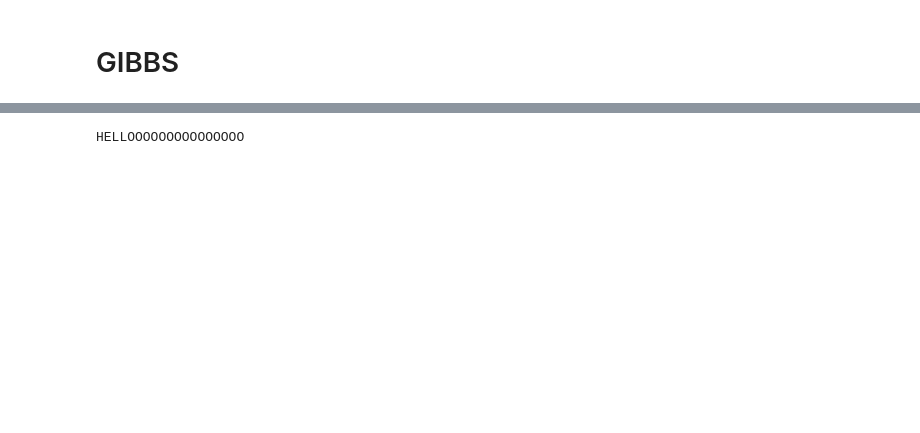
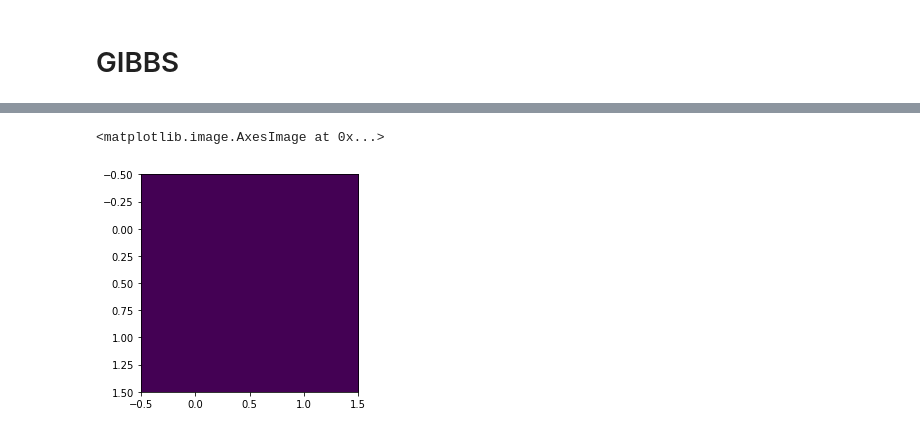
Before and after one commit to JasonMts/Bayesian_Methods_For_Image_Processing, a Jupyter notebook: cw2.ipynb, the cells around one changed output, grey strips where cells are left out. Saved outputs shown, nothing was run; the diff lists cells and outputs as text; code cells hidden in the pictures; blank space fills up the shorter version.

Commit message:
var bayes implemented but not workin

```diff
--- a/cw2.ipynb
+++ b/cw2.ipynb
@@ -354,4 +351,46 @@ ax.imshow(x,cmap='gray')
-# %%
-print("HELLOOOOOOOOOOOOOOO")
-# %% [output]
-HELLOOOOOOOOOOOOOOO
+# %%
+#Variational Bayes
+from math import tanh
+
+y = im2
+
+mu = np.zeros(shape=x.shape) + 1
+
+for i in range(x.shape[0]):
+    for j in range(x.shape[1]):
+        z = np.random.rand()
+        if z < 0.5:
+            x[i,j] = -1
+        else:
+            x[i,j] = 1
+
+def L(value, y, ita = 1):
+    y_scaled = y*2 - 1
+    return - ita * np.linalg.norm(value - y_scaled)
+
+def sigmoid(x):
+    return 1 / (1 + np.exp(- x))
+
+def varBayes(x, T = 10):
+    q = np.zeros(shape=x.shape)
+    for t in range(T):
+        for i in range(x.shape[0]):
+            for j in range(x.shape[1]):
+                m = np.sum(neighborvalues(i, j, x.shape[0], x.shape[1], mu))
+                alpha = m + 0.5 * (L(1, y[i, j]) - L(-1, y[i, j]))
+                mu[i, j] = tanh(alpha)
+                if (t == T - 1):
+                    q[i, j] = sigmoid(2 * alpha)
+                    if q[i, j] < 0.95:
+                        print(q[i, j])
+    return q
+
+#e=varBayes(x, 10)
+
+fig = plt.figure()
+ax = fig.add_subplot(111)
+
+ax.imshow([[1,1],[1,1]], cmap='gray')
+# %% [output]
+<matplotlib.image.AxesImage at 0x...>
+[figure, added]
```
Also changed, not shown: parts of 9 cells of this notebook, 1 other file.
